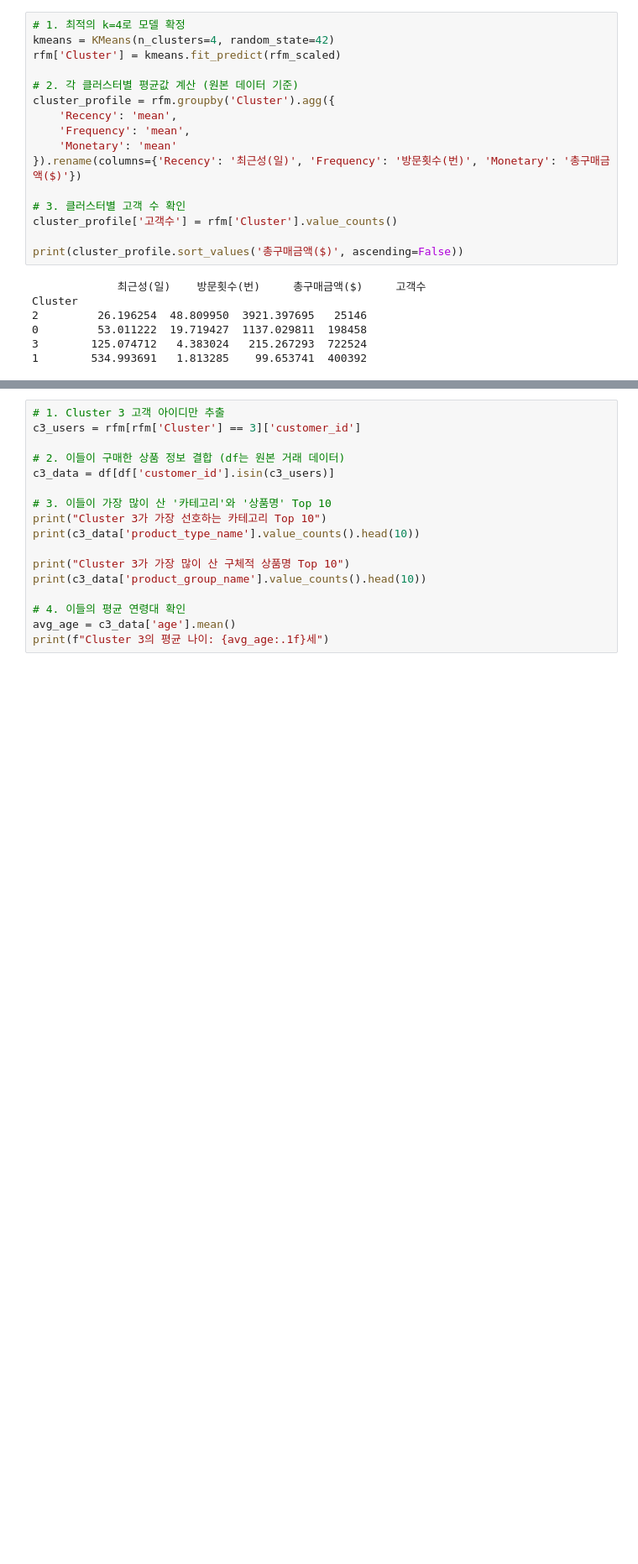
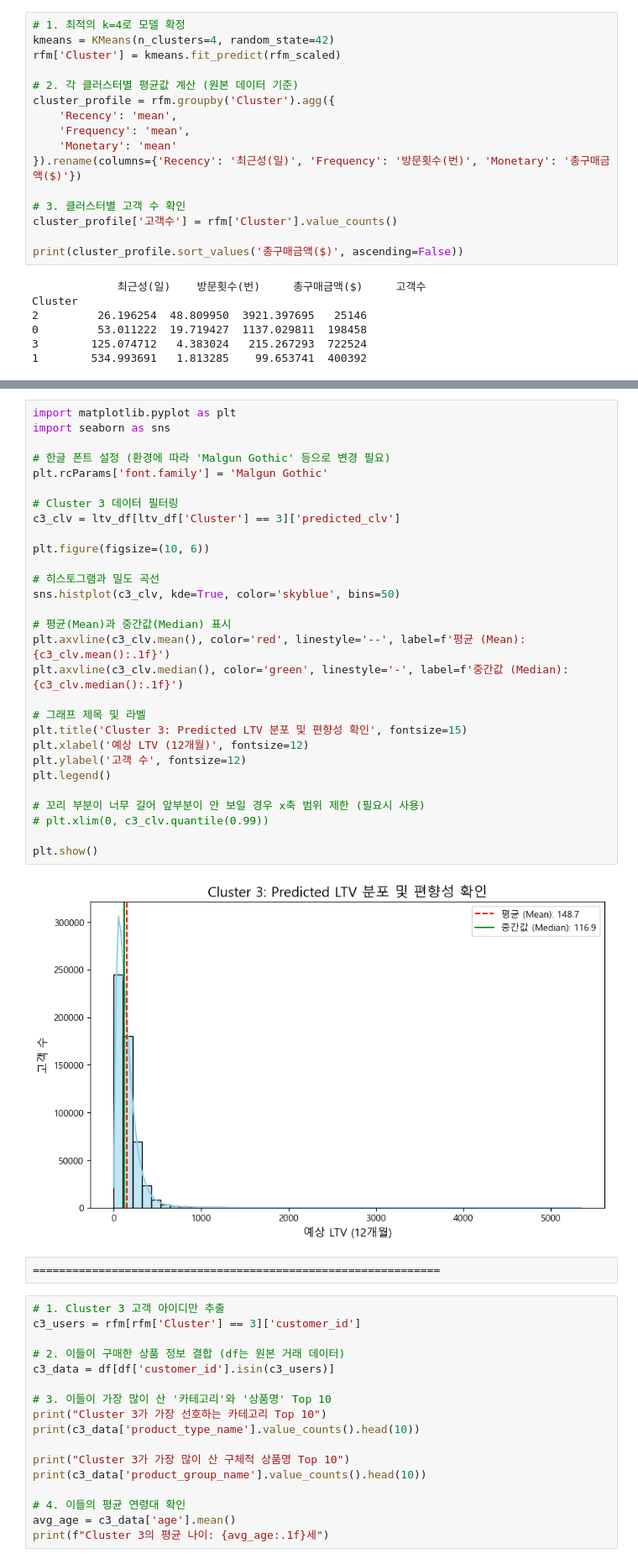
Before and after one commit to urinamu10/final_project_E-Cummers, a Jupyter notebook: 이찬혁)/H&M.ipynb, the cells around one changed output, grey strips where cells are left out. Shown at 84% size. Drawn from its saved outputs; the diff is of its cells as text; blank space fills up the shorter version.

```diff
--- a/이찬혁)/H&M.ipynb
+++ b/이찬혁)/H&M.ipynb
@@ -128,3 +358,36 @@ Cluster
+# %%
+import matplotlib.pyplot as plt
+import seaborn as sns
+
+# 한글 폰트 설정 (환경에 따라 'Malgun Gothic' 등으로 변경 필요)
+plt.rcParams['font.family'] = 'Malgun Gothic'
+
+# Cluster 3 데이터 필터링
+c3_clv = ltv_df[ltv_df['Cluster'] == 3]['predicted_clv']
+
+plt.figure(figsize=(10, 6))
+
+# 히스토그램과 밀도 곡선
+sns.histplot(c3_clv, kde=True, color='skyblue', bins=50)
+
+# 평균(Mean)과 중간값(Median) 표시
+plt.axvline(c3_clv.mean(), color='red', linestyle='--', label=f'평균 (Mean): {c3_clv.mean():.1f}')
+plt.axvline(c3_clv.median(), color='green', linestyle='-', label=f'중간값 (Median): {c3_clv.median():.1f}')
+
+# 그래프 제목 및 라벨
+plt.title('Cluster 3: Predicted LTV 분포 및 편향성 확인', fontsize=15)
+plt.xlabel('예상 LTV (12개월)', fontsize=12)
+plt.ylabel('고객 수', fontsize=12)
+plt.legend()
+
+# 꼬리 부분이 너무 길어 앞부분이 안 보일 경우 x축 범위 제한 (필요시 사용)
+# plt.xlim(0, c3_clv.quantile(0.99))
+
+plt.show()
+# %% [output]
+[figure, added]
+# %%
+==============================================================
 # %%
 # 1. Cluster 3 고객 아이디만 추출
 c3_users = rfm[rfm['Cluster'] == 3]['customer_id']
```
Also changed, not shown: parts of 21 cells of this notebook.
